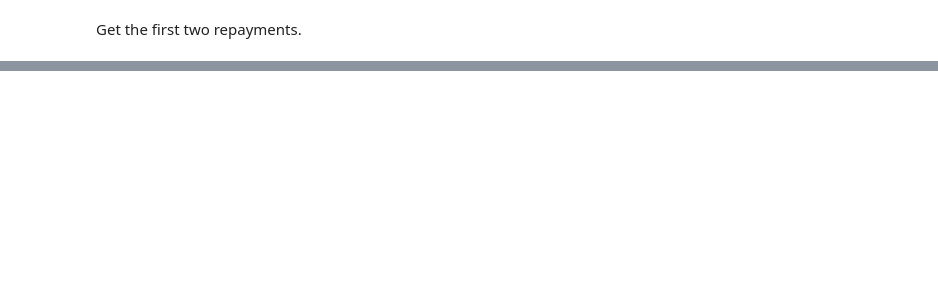
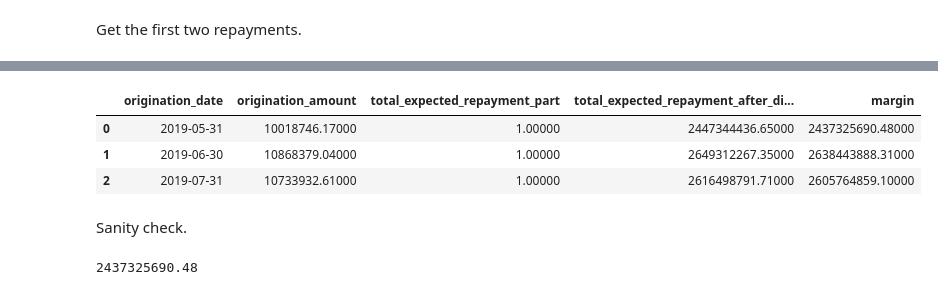
Before and after one commit to nug1209/PwC_Switzerland_Digital_Intelligence_Virtual_Case_Experience, a Jupyter notebook: PwC_Task_3.ipynb, the cells around one changed output, grey strips where cells are left out. Drawn from its saved outputs; the diff is of its cells as text; code cells hidden in the pictures; blank space fills up the shorter version.

```diff
--- a/PwC_Task_3.ipynb
+++ b/PwC_Task_3.ipynb
@@ -344,0 +228,24 @@ Name: repayments, dtype: object
+# %%
+df_agg['total_expected_repayment_part'] = df_agg['expected_repayment_part'].apply(sum)
+# %%
+df_agg['total_expected_repayment'] = df_agg['total_expected_repayment_part'] * df_agg['origination_amount']
+# %%
+df_agg['total_expected_repayment_after_discount'] = df_agg['total_expected_repayment'] * 97.5 * 30 / 12
+# %%
+df_agg['margin'] = df_agg['total_expected_repayment_after_discount'] - df_agg['origination_amount']
+# %%
+pd.set_option('display.float_format', lambda x: '%.5f' % x)
+df_result = df_agg[['origination_date', 'origination_amount', 'total_expected_repayment_part', 'total_expected_repayment_after_discount', 'margin']].round(2)
+# df_result.apply(lambda x: '%.5f % x, axis=1')
+df_result.head(3)
+# %% [output]
+|  | origination_date | origination_amount | total_expected_repayment_part | total_expected_repayment_after_di... | margin |
+| 0 | 2019-05-31 | 10018746.17000 | 1.00000 | 2447344436.65000 | 2437325690.48000 |
+| 1 | 2019-06-30 | 10868379.04000 | 1.00000 | 2649312267.35000 | 2638443888.31000 |
+| 2 | 2019-07-31 | 10733932.61000 | 1.00000 | 2616498791.71000 | 2605764859.10000 |
+# %% [markdown]
+Sanity check.
+# %%
+2447344436.65 - 10018746.17
+# %% [output]
+2437325690.48
```
Also changed, not shown: parts of 17 cells of this notebook.
